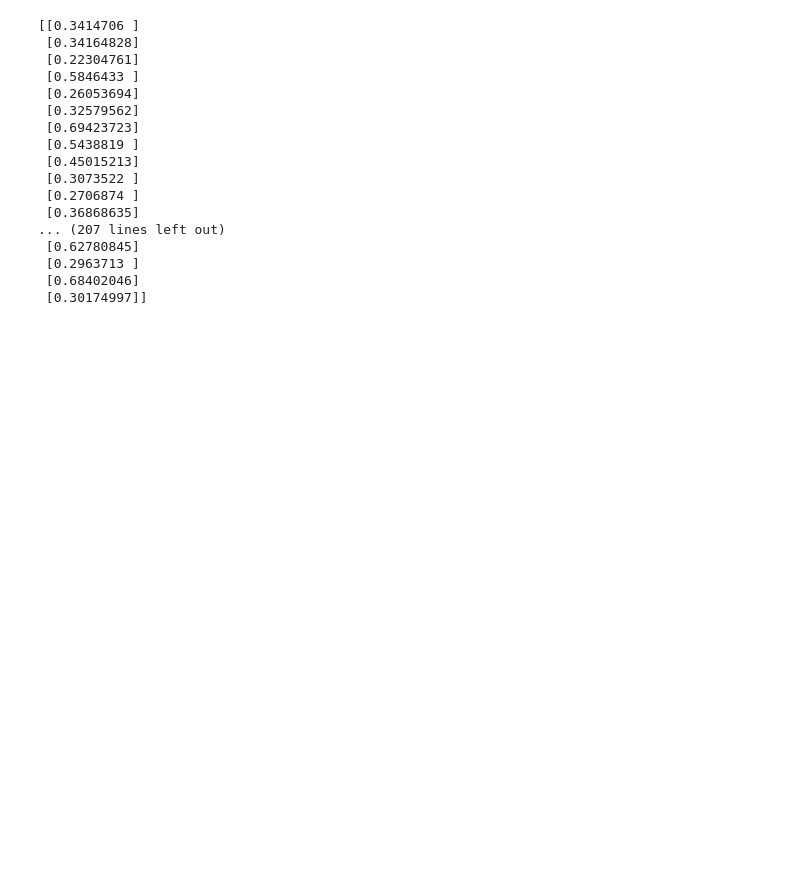
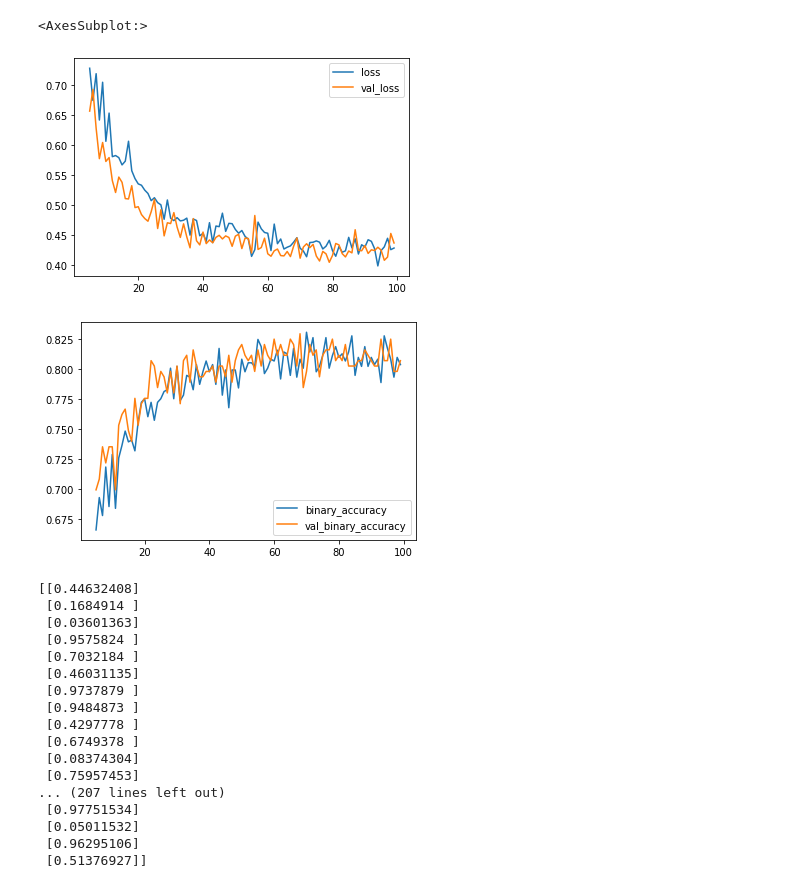
Before and after one commit to IvanV-23/Titanic-competition, a Jupyter notebook: Titanic_notebook.ipynb, the cells around one changed output. Drawn from its saved outputs; the diff is of its cells as text; code cells hidden in the pictures; blank space fills up the shorter version.

```diff
--- a/Titanic_notebook.ipynb
+++ b/Titanic_notebook.ipynb
@@ -12,8 +14,9 @@ train_data_df = pd.read_csv(r'C:\Repositorio\Titanic competition\Data\train.csv'
 test_data_df = pd.read_csv(r'C:\Repositorio\Titanic competition\Data\test.csv')
 # %%
 #Prepare the data
-train_data_df.drop(['Name','Ticket','Cabin'], axis=1, inplace=True)
-test_data_df.drop(['Name','Ticket','Cabin'], axis=1, inplace=True)
+passenger_id_list = OH_X_test['PassengerId']
+train_data_df.drop(['Name','Ticket','Cabin','PassengerId'], axis=1, inplace=True)
+test_data_df.drop(['Name','Ticket','Cabin','PassengerId'], axis=1, inplace=True)
 
 y = train_data_df['Survived']
 test_X = test_data_df
@@ -138,14 +138,18 @@ gender_submission_df.to_csv(r'C:\Repositorio\Titanic competition\Results\gender_
 
 #Define the  model
 model = keras.Sequential([
+    layers.Dense(units=1000, activation='relu', input_shape=[11]),
+    layers.Dropout(0.5),
     layers.BatchNormalization(),
-    layers.Dense(256, activation='relu', input_shape=[12]),
+    layers.Dense(units=1000, activation='relu'),
+    layers.Dropout(0.5),
     layers.BatchNormalization(),
-    layers.Dropout(0.3),
-    layers.Dense(256, activation='relu'),
+    layers.Dense(units=1000, activation='relu'),
+    layers.Dropout(0.5),
     layers.BatchNormalization(),
-    layers.Dropout(0.3),
+    layers.Dense(units=1000, activation='relu'),
     layers.Dense(1, activation='sigmoid'),
+
 ])
 #Add the cross-entropy loss & accuracy metric
 model.compile(
@@ -154,7 +158,7 @@ model.compile(
     metrics=['binary_accuracy'],
 )
 early_stopping = keras.callbacks.EarlyStopping(
-    patience=10,
+    patience=20,
     min_delta=0.001,
     restore_best_weights=True,
 )
@@ -162,7 +166,7 @@ early_stopping = keras.callbacks.EarlyStopping(
 history = model.fit(
     OH_X_train, train_y,
     validation_data=(OH_X_valid, val_y),
-    batch_size=512,
+    batch_size=100,
     epochs=1000,
     callbacks=[early_stopping],
    # hide the output because we have so many epochs
@@ -188,24 +192,33 @@ Epoch 18/1000
+# %%
+#history df
+history_df = pd.DataFrame(history.history)
+history_df.loc[5:, ['loss', 'val_loss']].plot()
+history_df.loc[5:, ['binary_accuracy', 'val_binary_accuracy']].plot()
+# %% [output]
+<AxesSubplot:>
+[figure, added]
+[figure, added]
 # %%
 deep_predictions = model.predict(OH_X_valid)
 print(deep_predictions)
 # %% [output]
-[[0.3414706 ]
- [0.34164828]
- [0.22304761]
- [0.5846433 ]
- [0.26053694]
- [0.32579562]
- [0.69423723]
- [0.5438819 ]
- [0.45015213]
- [0.3073522 ]
- [0.2706874 ]
- [0.36868635]
+[[0.44632408]
+ [0.1684914 ]
+ [0.03601363]
+ [0.9575824 ]
+ [0.7032184 ]
+ [0.46031135]
+ [0.9737879 ]
+ [0.9484873 ]
+ [0.4297778 ]
+ [0.6749378 ]
+ [0.08374304]
+ [0.75957453]
 ... (207 lines left out)
- [0.62780845]
- [0.2963713 ]
- [0.68402046]
- [0.30174997]]
+ [0.97751534]
+ [0.05011532]
+ [0.96295106]
+ [0.51376927]]
 # %%
 #Create submission file
 deep_predictions = titanic_model.predict(OH_X_test)#problema de orden??? reordenar columnas
```
Also changed, not shown: parts of 8 cells of this notebook, 2 other files.
